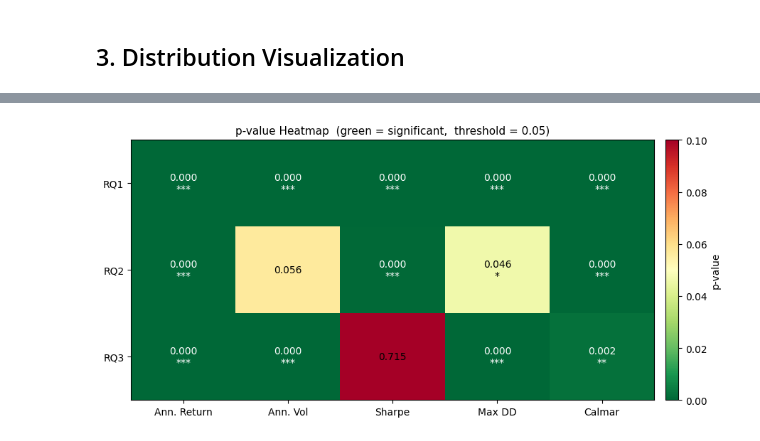
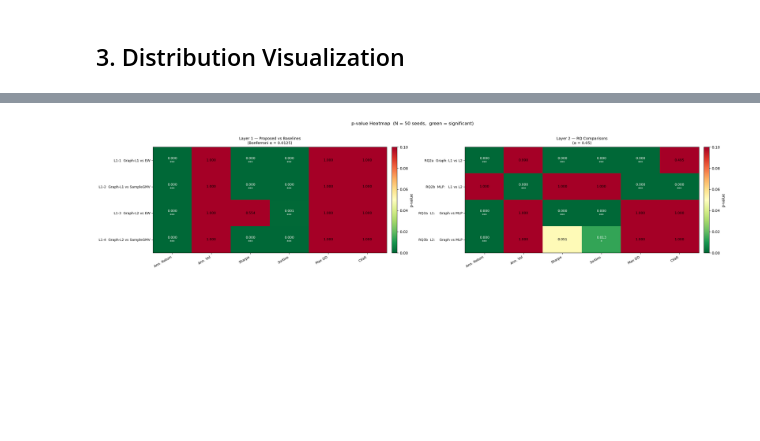
Before and after one commit to taekyounglee1224/Graph-E2E-PO, a Jupyter notebook: stats_test.ipynb, the cells around one changed output, grey strips where cells are left out. Drawn from its saved outputs; the diff is of its cells as text; code cells hidden in the pictures; blank space fills up the shorter version.

```diff
--- a/stats_test.ipynb
+++ b/stats_test.ipynb
@@ -23,11 +58,12 @@ warnings.filterwarnings('ignore')
 # ── 데이터 로드 ───────────────────────────────────────────────────────────
 df = pd.read_csv('results/experiment_results.csv')
 
-STRATEGY_ORDER = ['EW', 'SampleGMV', 'MLP-L1', 'Graph-L1', 'Graph-L2']
+STRATEGY_ORDER = ['EW', 'SampleGMV', 'MLP-L1', 'MLP-L2', 'Graph-L1', 'Graph-L2']
 COLORS = {
     'EW':         'gray',
     'SampleGMV':  'steelblue',
     'MLP-L1':     'mediumpurple',
+    'MLP-L2':     'darkorchid',    # MLP 계열: purple 톤
     'Graph-L1':   'tomato',
     'Graph-L2':   'seagreen',
 }
@@ -135,19 +239,20 @@ print('\nSaved → results/ttest_results.csv')
 ## 3. Distribution Visualization
 # %%
 # ── Violin plot: metric별 분포 ────────────────────────────────────────────
-fig, axes = plt.subplots(1, len(METRICS), figsize=(4 * len(METRICS), 5))
+n_cols = len(METRICS) // 2          # 3  ← // 정수 나눗셈
+n_rows = 2
+fig, axes = plt.subplots(n_rows, n_cols, figsize=(3 * len(METRICS), 10))
 
-for ax, k in zip(axes, METRICS):
-    data   = [get_values(s, k) for s in strategies]
-    parts  = ax.violinplot(data, positions=range(len(strategies)),
-                           showmedians=True, showextrema=True)
+for ax, k in zip(axes.flatten(), METRICS):   # flatten() → 6개 ax 순서대로
+    data  = [get_values(s, k) for s in strategies]
+    parts = ax.violinplot(data, positions=range(len(strategies)),
+                          showmedians=True, showextrema=True)
     for pc, s in zip(parts['bodies'], strategies):
         pc.set_facecolor(COLORS.get(s, 'blue'))
         pc.set_alpha(0.65)
     for part_name in ('cmedians', 'cmins', 'cmaxes', 'cbars'):
         parts[part_name].set_linewidth(1.2)
 
-    # scatter overlay
     for i, s in enumerate(strategies):
         v = get_values(s, k)
         ax.scatter([i] * len(v), v, color=COLORS.get(s, 'blue'),
@@ -168,28 +273,51 @@ plt.show()
 # %%
-# ── p-value heatmap: RQ × Metric ─────────────────────────────────────────
-pivot = df_ttest.pivot_table(index=['RQ'], columns='Metric', values='p-value')
-pivot = pivot.reindex(columns=METRICS)
+# ── p-value heatmap: Layer별 분리 표시 ──────────────────────────────────────
+# Layer 1: 4행 × 6열  /  Layer 2: 4행 × 6열  → 동일 비율
+fig, axes = plt.subplots(1, 2, figsize=(len(METRICS) * 1.8 * 2 + 2, max(len(PAIRS_L1), len(PAIRS_L2)) * 1.0 + 1.5))
 
-fig, ax = plt.subplots(figsize=(len(METRICS) * 1.8, len(PAIRS) * 1.2 + 0.8))
-im = ax.imshow(pivot.values.astype(float), vmin=0, vmax=0.1,
-               cmap='RdYlGn_r', aspect='auto')
+for ax, layer_tag, pairs, title in [
+    (axes[0],
+     'Layer 1',
+     PAIRS_L1,
+     'Layer 1 — Proposed vs Baselines\n(Bonferroni α = 0.0125)'),
+    (axes[1],
+     'Layer 2',
+     PAIRS_L2,
+     'Layer 2 — RQ Comparisons\n(α = 0.05)'),
+]:
+    sub        = df_ttest[df_ttest['Layer'].str.startswith(layer_tag)]
+    row_labels = [p[2].strip() for p in pairs]
+    data       = np.zeros((len(row_labels), len(METRICS)))
 
-for i in range(len(pivot)):
-    for j in range(len(METRICS)):
-        val = pivot.values[i, j]
-        stars = sig_stars(val).strip()
-        txt   = f'{val:.3f}\n{stars}' if stars else f'{val:.3f}'
-        ax.text(j, i, txt, ha='center', va='center', fontsize=10,
-                color='white' if val < 0.03 else 'black')
+    for i, (s1, s2, lbl) in enumerate(pairs):
+        lbl_s = lbl.strip()
+        for j, k in enumerate(METRICS):
+            val = sub[(sub['Pair'] == lbl_s) & (sub['Metric'] == k)]['p-value']
+            data[i, j] = float(val.values[0]) if len(val) else np.nan
 
-ax.set_xticks(range(len(METRICS)))
-ax.set_xticklabels(METRICS, fontsize=10)
-ax.set_yticks(range(len(pivot)))
-ax.set_yticklabels(pivot.index, fontsize=10)
-ax.set_title('p-value Heatmap  (green = significant,  threshold = 0.05)', fontsize=11)
-plt.colorbar(im, ax=ax, fraction=0.03, pad=0.02, label='p-value')
+    im = ax.imshow(data, vmin=0, vmax=0.1, cmap='RdYlGn_r', aspect='auto')
+
+    for i in range(len(row_labels)):
+        for j in range(len(METRICS)):
+            pval = data[i, j]
+            if np.isnan(pval):
+                continue
+            stars = (sig_stars_l1 if layer_tag == 'Layer 1' else sig_stars_l2)(pval).strip()
+            txt   = f'{pval:.3f}\n{stars}' if stars else f'{pval:.3f}'
+            ax.text(j, i, txt, ha='center', va='center', fontsize=9,
+                    color='white' if pval < 0.02 else 'black')
+
+    ax.set_xticks(range(len(METRICS)))
+    ax.set_xticklabels(METRICS, fontsize=9, rotation=30, ha='right')
+    ax.set_yticks(range(len(row_labels)))
+    ax.set_yticklabels(row_labels, fontsize=9)
+    ax.set_title(title, fontsize=10, pad=8)
+    plt.colorbar(im, ax=ax, fraction=0.03, pad=0.02, label='p-value')
+
+plt.suptitle(f'p-value Heatmap  (N = {N_RUNS} seeds,  green = significant)',
+             fontsize=12, y=1.02)
 plt.tight_layout()
 plt.savefig('results/pvalue_heatmap.png', dpi=150, bbox_inches='tight')
 plt.show()
 # %% [output]
-[figure, old version]
+[figure, new version]
```
Also changed, not shown: parts of 5 cells of this notebook, 8 other files.
